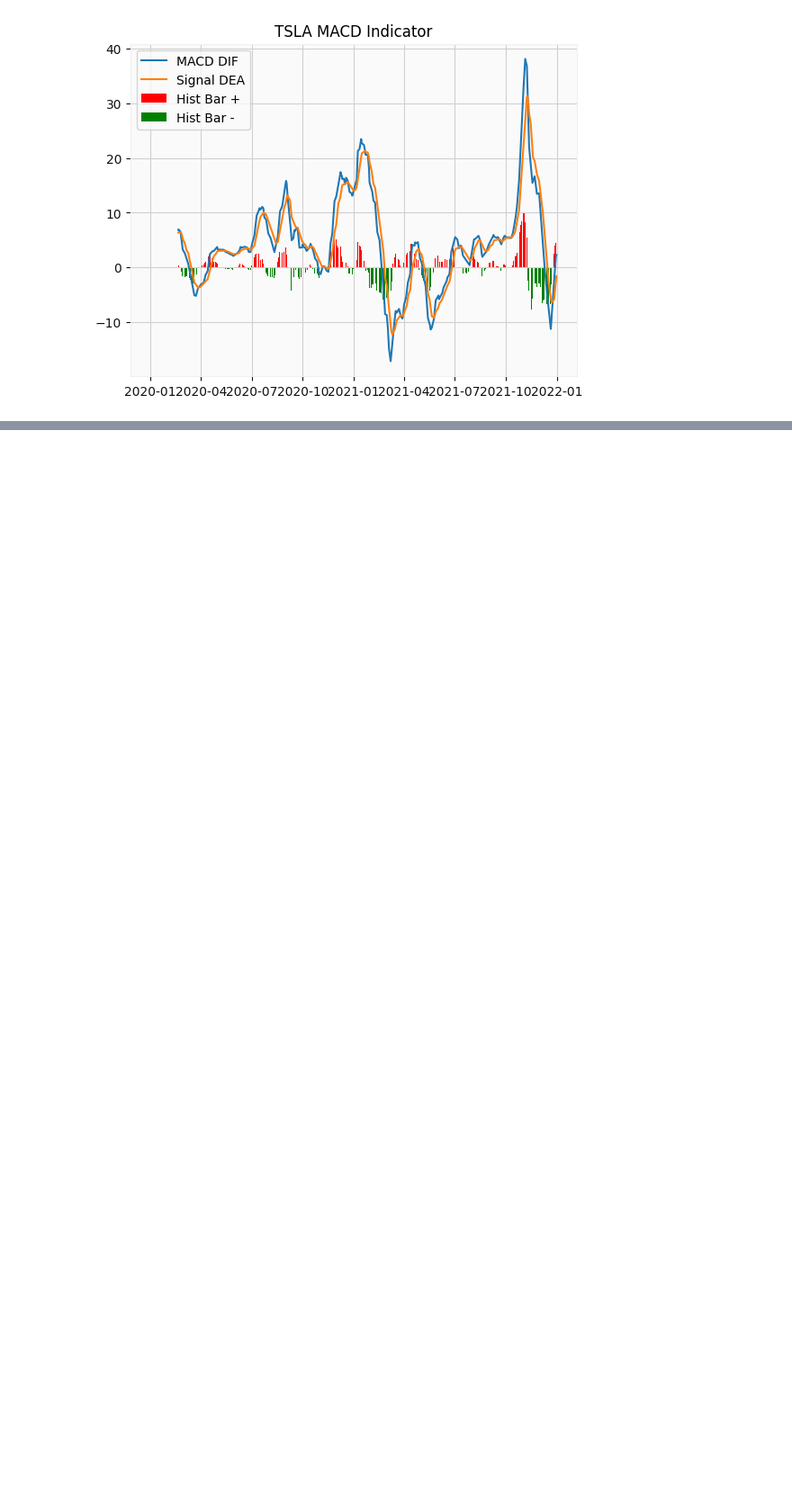
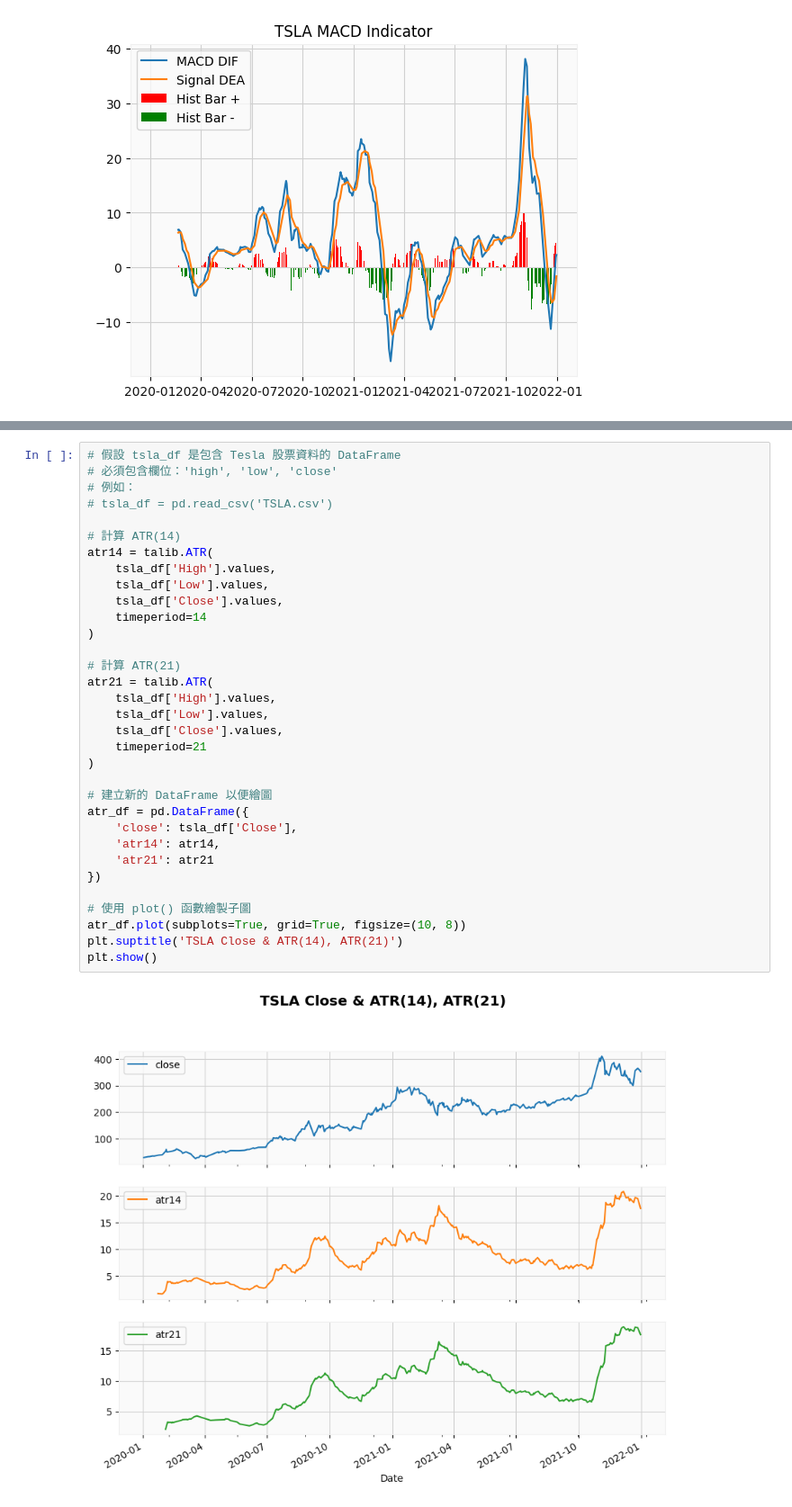
Before and after one commit to Alan-Cheng/q-trade, a Jupyter notebook: CH5-可視化.ipynb, the cells around one changed output, grey strips where cells are left out. Shown: that part at 90% size. Drawn from its saved outputs; the diff is of its cells as text; blank space fills up the shorter version.

```diff
--- a/CH5-可視化.ipynb
+++ b/CH5-可視化.ipynb
@@ -220,0 +286,35 @@ plt.show()
+# %%
+# 假設 tsla_df 是包含 Tesla 股票資料的 DataFrame
+# 必須包含欄位：'high', 'low', 'close'
+# 例如：
+# tsla_df = pd.read_csv('TSLA.csv')
+
+# 計算 ATR(14)
+atr14 = talib.ATR(
+    tsla_df['High'].values,
+    tsla_df['Low'].values,
+    tsla_df['Close'].values,
+    timeperiod=14
+)
+
+# 計算 ATR(21)
+atr21 = talib.ATR(
+    tsla_df['High'].values,
+    tsla_df['Low'].values,
+    tsla_df['Close'].values,
+    timeperiod=21
+)
+
+# 建立新的 DataFrame 以便繪圖
+atr_df = pd.DataFrame({
+    'close': tsla_df['Close'],
+    'atr14': atr14,
+    'atr21': atr21
+})
+
+# 使用 plot() 函數繪製子圖
+atr_df.plot(subplots=True, grid=True, figsize=(10, 8))
+plt.suptitle('TSLA Close & ATR(14), ATR(21)')
+plt.show()
+# %% [output]
+[figure, added]
```
Also changed, not shown: parts of 2 cells of this notebook, 2 other files.
